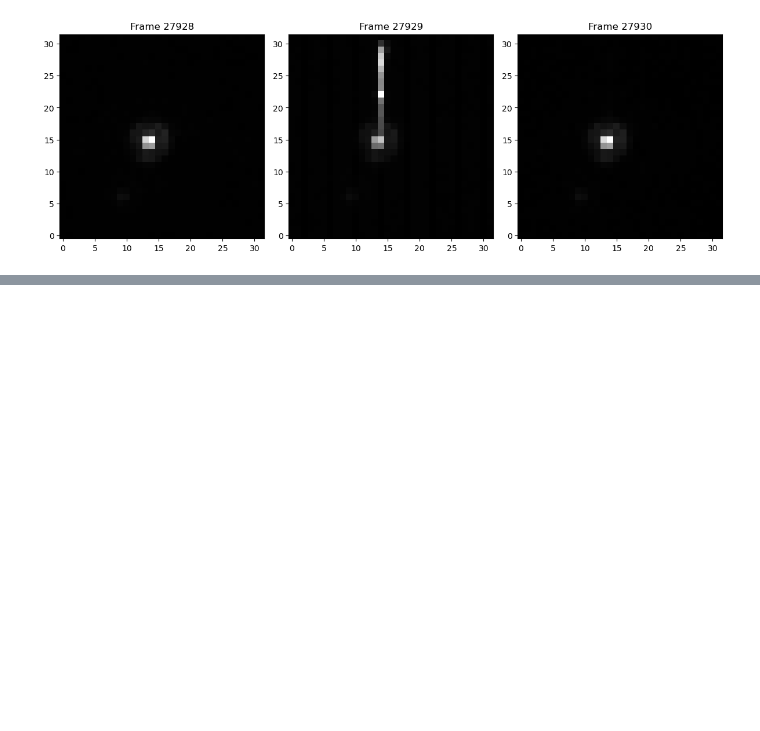
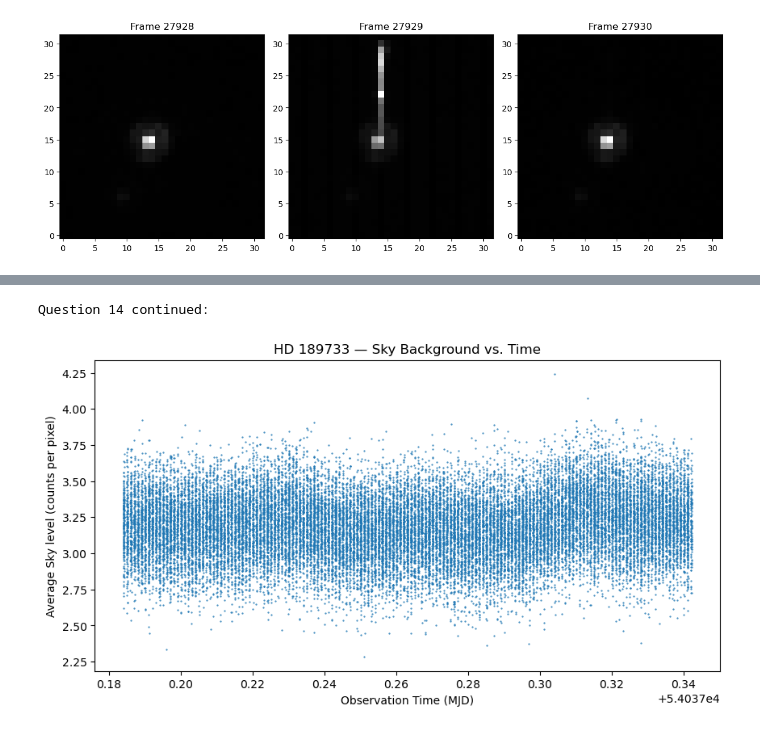
Before and after one commit to ialvarez27/ast4762, a Jupyter notebook: Project/Project_ialvarez27.ipynb, the cells around one changed output, grey strips where cells are left out. Saved outputs shown, nothing was run; the diff lists cells and outputs as text; code cells hidden in the pictures; blank space fills up the shorter version.

```diff
--- a/Project/Project_ialvarez27.ipynb
+++ b/Project/Project_ialvarez27.ipynb
@@ -459,0 +843,18 @@ plt.show()
+# %%
+print("Question 14 continued:")
+
+# Extracting the average sky values for good frames
+good_sky = frame_params[good_frames, SKY]
+
+# Plotting sky background vs time
+plt.figure(figsize = (10, 5))
+plt.plot(good_times, good_sky, '.', markersize = 1)
+plt.xlabel("Observation Time (MJD)")
+plt.ylabel("Average Sky level (counts per pixel)")
+plt.title("HD 189733 — Sky Background vs. Time")
+
+plt.savefig("project_ialvarez27_problem14_sky_background_graph5.png", dpi = 300, bbox_inches = "tight")
+plt.show()
+# %% [output]
+Question 14 continued:
+[figure, added]
```
Also changed, not shown: parts of 18 cells of this notebook.
